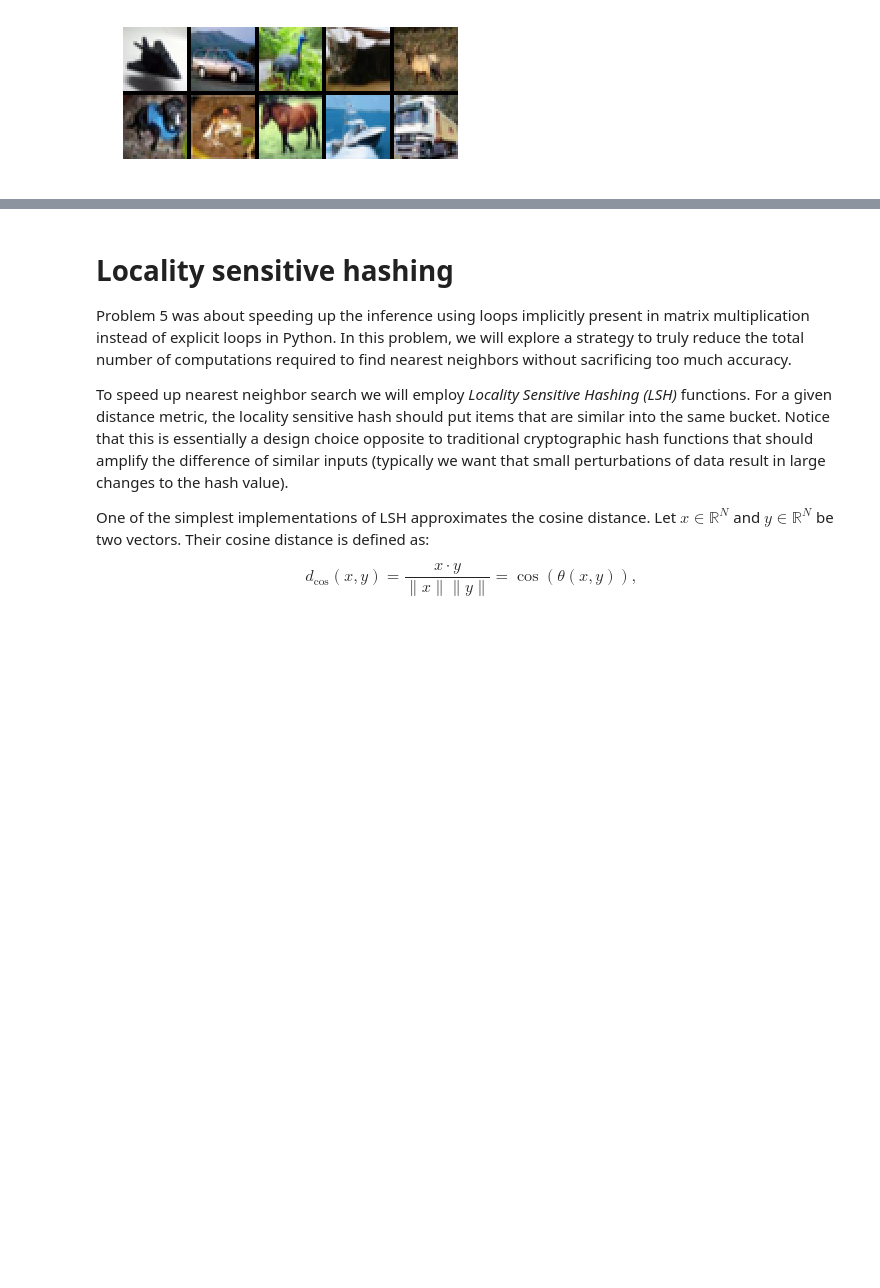
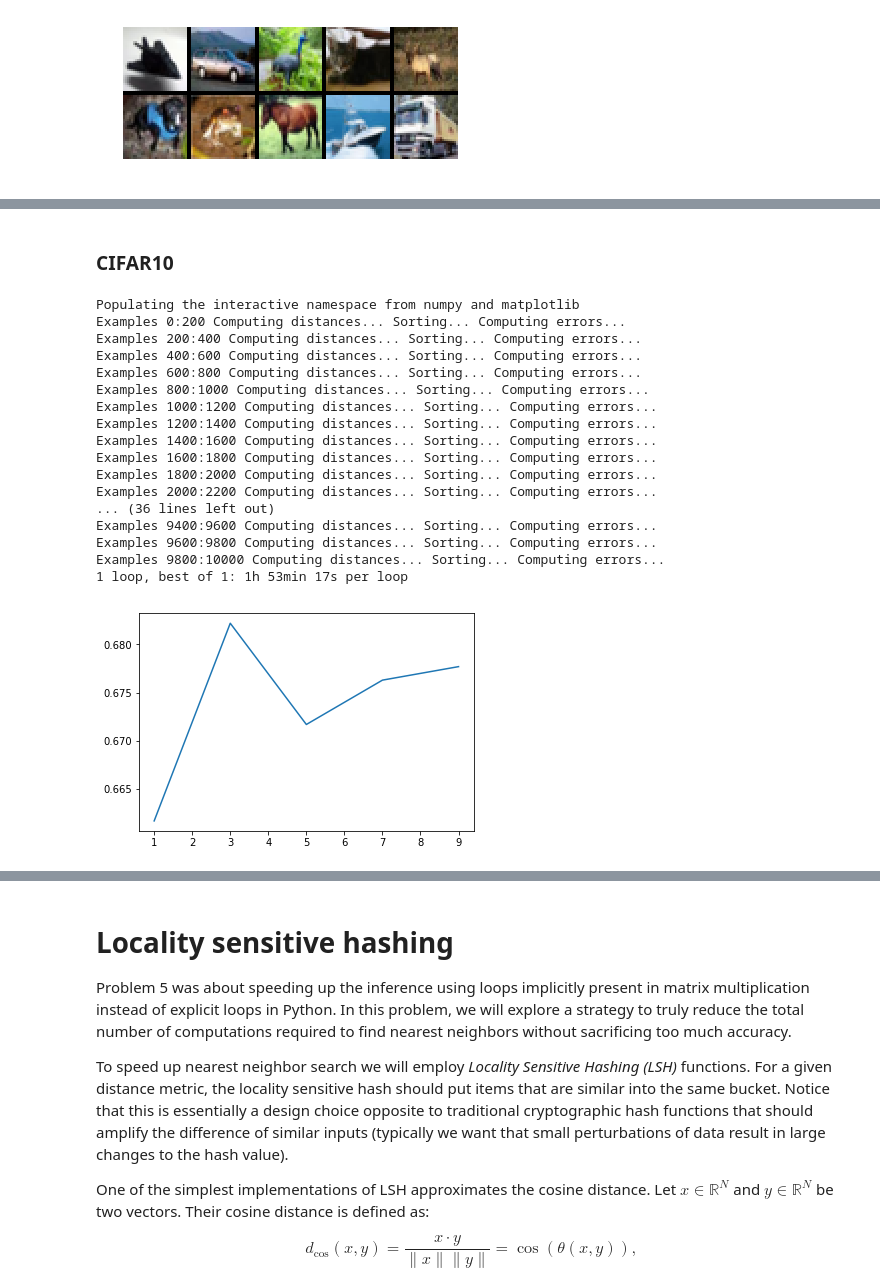
Before and after one commit to swistak35/nn_assignments, a Jupyter notebook: assignment1/Assignment1.ipynb, the cells around one changed output, grey strips where cells are left out. Saved outputs shown, nothing was run; the diff lists cells and outputs as text; code cells hidden in the pictures; blank space fills up the shorter version.

```diff
--- a/assignment1/Assignment1.ipynb
+++ b/assignment1/Assignment1.ipynb
@@ -512,0 +573,44 @@ print "When k=%d the test error rate is %.1f%%" % (mnist_test_errs[0,0], mnist_t
+# %% [markdown]
+### CIFAR10
+# %%
+from fuel.datasets.cifar10 import CIFAR10
+
+#CIFAR10(("train",)).num_examples
+cifar10_train = CIFAR10(("train",), subset=slice(None,40000))
+cifar10_validation = CIFAR10(("train",), subset=slice(40000, None))
+cifar10_test = CIFAR10(("test",))
+
+cifar10_train_X = (cifar10_train.data_sources[0].reshape(cifar10_train.num_examples, -1) / 255.0).astype(np.single)
+cifar10_train_Y = cifar10_train.data_sources[1].ravel()
+
+cifar10_valid_X = (cifar10_validation.data_sources[0].reshape(cifar10_validation.num_examples, -1) / 255.0).astype(np.single)
+cifar10_valid_Y = cifar10_validation.data_sources[1].ravel()
+# %%
+%%timeit -r1 -n1
+
+%pylab inline
+
+limiter = 10000
+cifar10_valid_X_limited = cifar10_valid_X[:limiter,:]
+cifar10_valid_Y_limited = cifar10_valid_Y[:limiter]
+cifar10_validation_errs = KNN(cifar10_train_X, cifar10_train_Y, cifar10_valid_X_limited, cifar10_valid_Y_limited, [1,3,5,7,9], batch_size = 200)
+plot(cifar10_validation_errs[0,:], cifar10_validation_errs[1,:])
+# %% [output]
+Populating the interactive namespace from numpy and matplotlib
+Examples 0:200 Computing distances... Sorting... Computing errors...
+Examples 200:400 Computing distances... Sorting... Computing errors...
+Examples 400:600 Computing distances... Sorting... Computing errors...
+Examples 600:800 Computing distances... Sorting... Computing errors...
+Examples 800:1000 Computing distances... Sorting... Computing errors...
+Examples 1000:1200 Computing distances... Sorting... Computing errors...
+Examples 1200:1400 Computing distances... Sorting... Computing errors...
+Examples 1400:1600 Computing distances... Sorting... Computing errors...
+Examples 1600:1800 Computing distances... Sorting... Computing errors...
+Examples 1800:2000 Computing distances... Sorting... Computing errors...
+Examples 2000:2200 Computing distances... Sorting... Computing errors...
+... (36 lines left out)
+Examples 9400:9600 Computing distances... Sorting... Computing errors...
+Examples 9600:9800 Computing distances... Sorting... Computing errors...
+Examples 9800:10000 Computing distances... Sorting... Computing errors...
+1 loop, best of 1: 1h 53min 17s per loop
+[figure, added]
```
Also changed, not shown: parts of 20 cells of this notebook.
